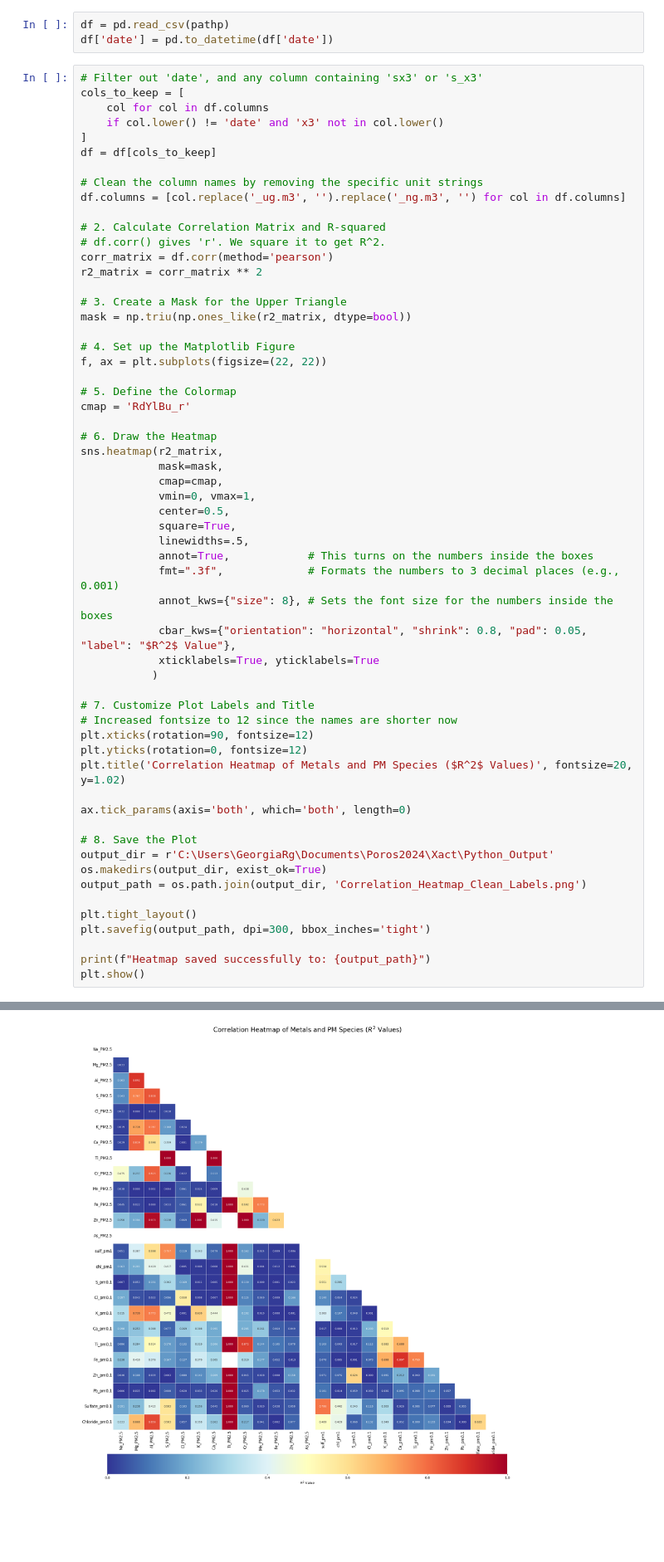
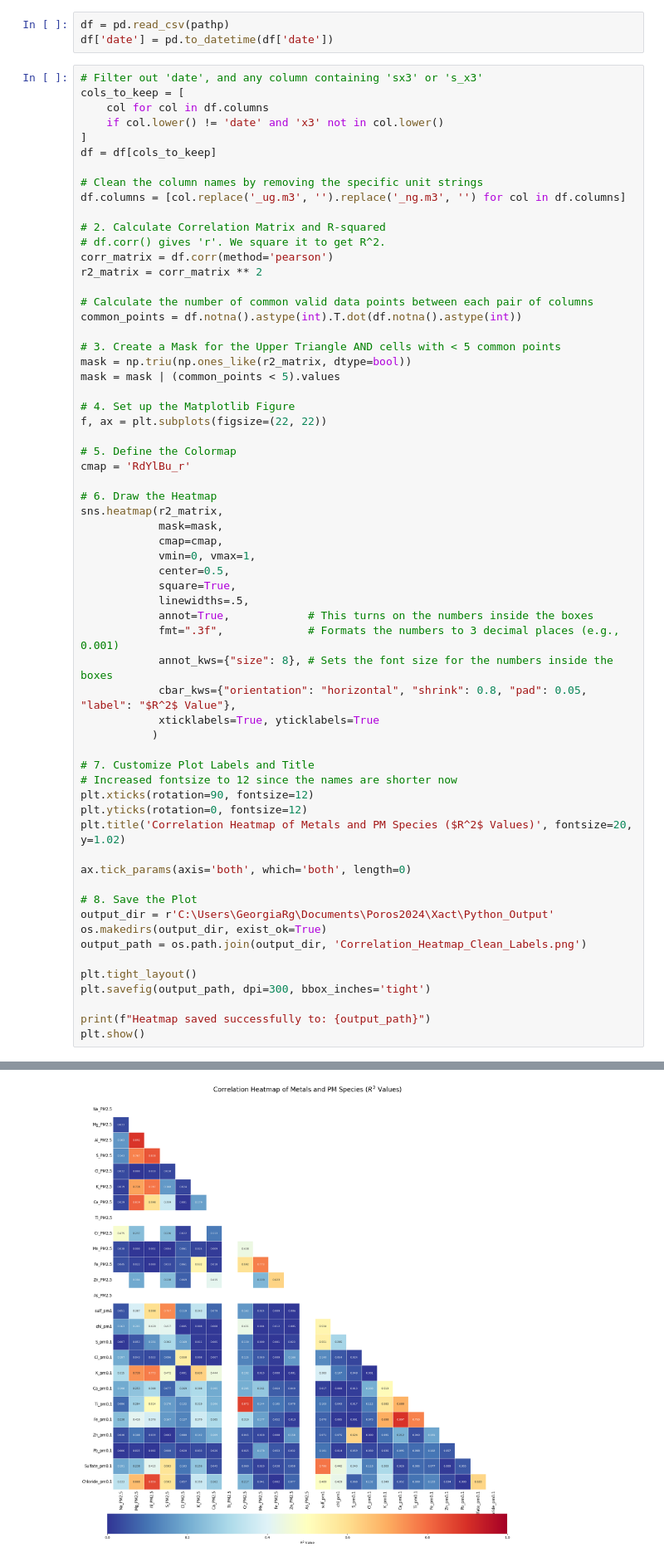
Before and after one commit to georgia-rg/metals_analysis, a Jupyter notebook: Metals_Poros_pm2.5vspm0.1.ipynb, the cells around one changed output, grey strips where cells are left out. Shown at 83% size. Drawn from its saved outputs; the diff is of its cells as text; blank space fills up the shorter version.

```diff
--- a/Metals_Poros_pm2.5vspm0.1.ipynb
+++ b/Metals_Poros_pm2.5vspm0.1.ipynb
@@ -33,8 +33,12 @@ df.columns = [col.replace('_ug.m3', '').replace('_ng.m3', '') for col in df.colu
 corr_matrix = df.corr(method='pearson')
 r2_matrix = corr_matrix ** 2
 
-# 3. Create a Mask for the Upper Triangle
+# Calculate the number of common valid data points between each pair of columns
+common_points = df.notna().astype(int).T.dot(df.notna().astype(int))
+
+# 3. Create a Mask for the Upper Triangle AND cells with < 5 common points
 mask = np.triu(np.ones_like(r2_matrix, dtype=bool))
+mask = mask | (common_points < 5).values
 
 # 4. Set up the Matplotlib Figure
 f, ax = plt.subplots(figsize=(22, 22))
@@ -50,31 +54,31 @@ sns.heatmap(r2_matrix,
             center=0.5,
             square=True,
             linewidths=.5,
             annot=True,            # This turns on the numbers inside the boxes
             fmt=".3f",             # Formats the numbers to 3 decimal places (e.g., 0.001)
             annot_kws={"size": 8}, # Sets the font size for the numbers inside the boxes
             cbar_kws={"orientation": "horizontal", "shrink": 0.8, "pad": 0.05, "label": "$R^2$ Value"},
             xticklabels=True, yticklabels=True
            )
 
 # 7. Customize Plot Labels and Title
 # Increased fontsize to 12 since the names are shorter now
 plt.xticks(rotation=90, fontsize=12)
 plt.yticks(rotation=0, fontsize=12)
 plt.title('Correlation Heatmap of Metals and PM Species ($R^2$ Values)', fontsize=20, y=1.02)
 
 ax.tick_params(axis='both', which='both', length=0)
 
 # 8. Save the Plot
 output_dir = r'C:\Users\GeorgiaRg\Documents\Poros2024\Xact\Python_Output'
 os.makedirs(output_dir, exist_ok=True)
 output_path = os.path.join(output_dir, 'Correlation_Heatmap_Clean_Labels.png')
 
 plt.tight_layout()
 plt.savefig(output_path, dpi=300, bbox_inches='tight')
 
 print(f"Heatmap saved successfully to: {output_path}")
 plt.show()
 # %% [output]
 Heatmap saved successfully to: C:\Users\GeorgiaRg\Documents\Poros2024\Xact\Python_Output\Correlation_Heatmap_Clean_Labels.png
-[figure, old version]
+[figure, new version]
```
Also changed, not shown: parts of 3 cells of this notebook.
